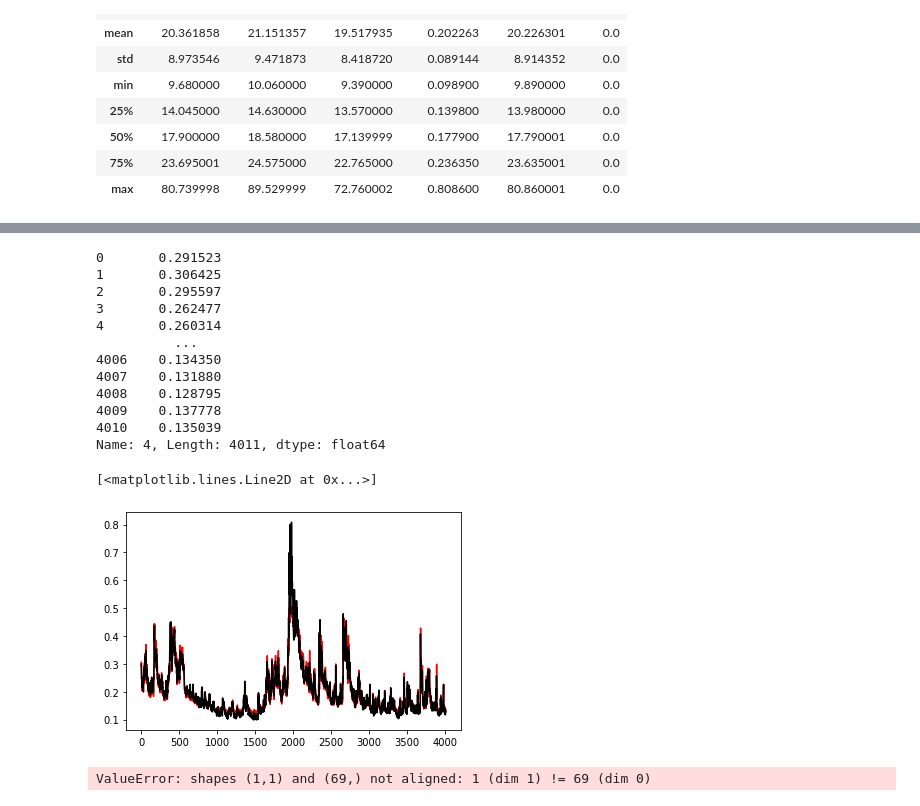
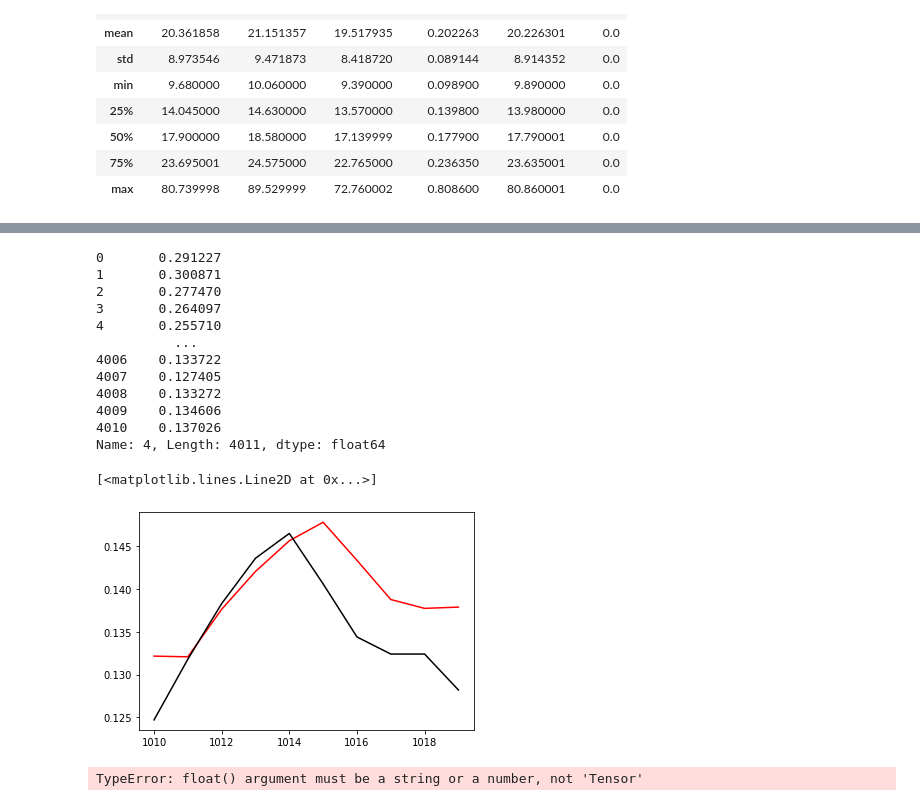
Before and after one commit to gianmarcogenalti/lyap_volatility, a Jupyter notebook: main.ipynb, the cells around one changed output, grey strips where cells are left out. Drawn from its saved outputs; the diff is of its cells as text; code cells hidden in the pictures.

```diff
--- a/main.ipynb
+++ b/main.ipynb
@@ -67,7 +67,7 @@ df.describe()
 # Dimensionality parameters
 L = 1   # step granularity
 m = 4  # window size
-q = 1  # number of neurons
+q = 2  # number of neurons
 # %%
 def sliding_window(df, m, L):
     slid_w = []
@@ -114,38 +114,38 @@ new_y = new_X[m]
 # %%
 new_y
 # %% [output]
-0       0.291523
-1       0.306425
-2       0.295597
-3       0.262477
-4       0.260314
+0       0.291227
+1       0.300871
+2       0.277470
+3       0.264097
+4       0.255710
           ...
-4006    0.134350
-4007    0.131880
-4008    0.128795
-4009    0.137778
-4010    0.135039
+4006    0.133722
+4007    0.127405
+4008    0.133272
+4009    0.134606
+4010    0.137026
 Name: 4, Length: 4011, dtype: float64
 # %%
 new_close = close[m:]
 new_close.index = range(len(new_close))
 # %%
-plt.plot(new_y[0:], c = 'red')
-plt.plot(new_close[0:], c = 'black')
+plt.plot(new_y[1010:1020],c = 'red')
+plt.plot(new_close[1010:1020], c = 'black')
 # %% [output]
 [<matplotlib.lines.Line2D at 0x...>]
-[figure, old version]
+[figure, new version]
 # %%
 alpha_0 = model.layers[1].get_weights()[1]
 alpha_1 = model.layers[1].get_weights()[0]
 beta_0 = model.layers[0].get_weights()[1]
 beta_1 = np.asmatrix(model.layers[1].get_weights()[1])
 # %%
-T=500
+T=160
 a=model.layers[1].get_weights()[0]
 b=model.layers[0].get_weights()[0]
 bi=model.layers[0].get_weights()[1]
-l=lyapunov_coeff(T, q, m, close, alpha_0, alpha_1, beta_0, beta_1, act_function = tf.math.tanh)
+l=Jacobian(a, b, bi, close,L,m,q,100)
 print(l)
 # %% [output]
-ValueError: shapes (1,1) and (69,) not aligned: 1 (dim 1) != 69 (dim 0)
+TypeError: float() argument must be a string or a number, not 'Tensor'
```
Also changed, not shown: parts of 6 cells of this notebook, 1 other file.
